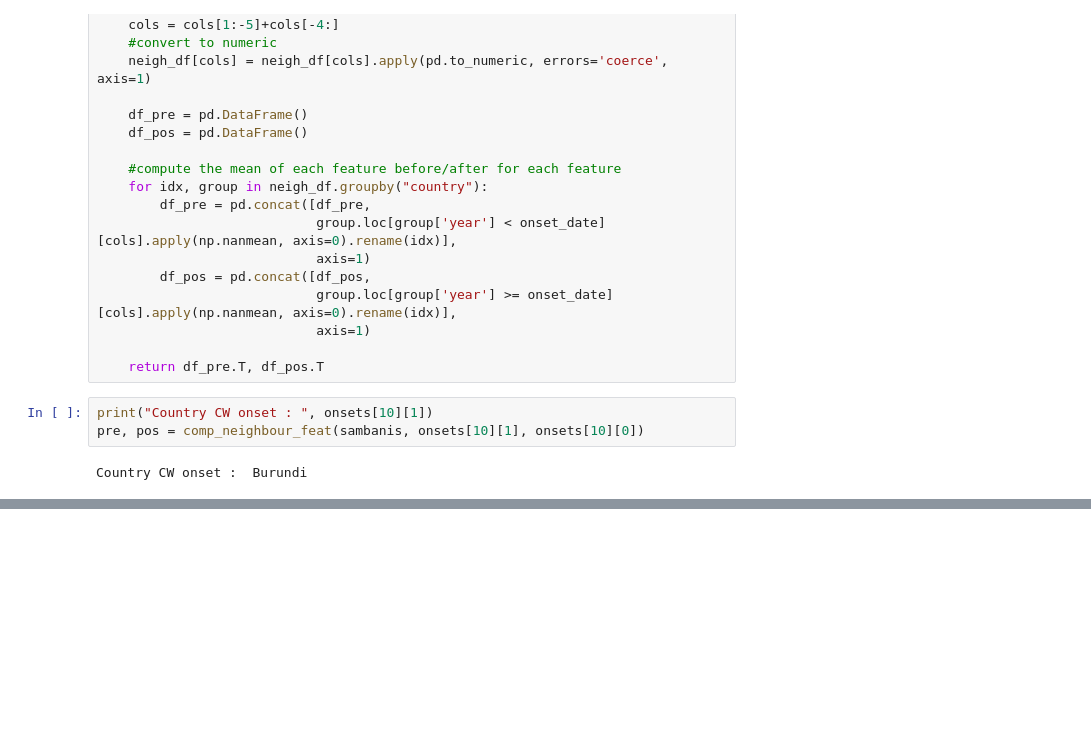
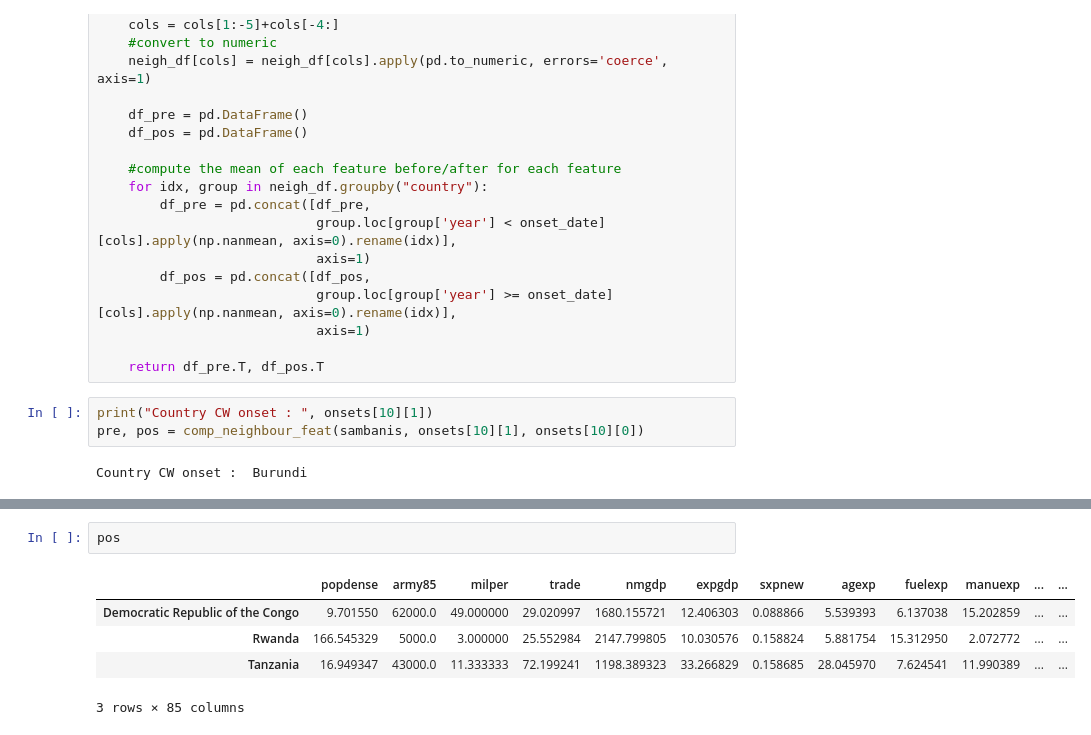
Before and after one commit to epfl-ada/ada-2020-project-milestone-p3-p3_cadastrophe, a Jupyter notebook: Data_Exploration.ipynb, the cells around one changed output, grey strips where cells are left out. Saved outputs shown, nothing was run; the diff lists cells and outputs as text; blank space fills up the shorter version.

```diff
--- a/Data_Exploration.ipynb
+++ b/Data_Exploration.ipynb
@@ -868,2 +878,10 @@ Country CW onset :  Burundi
+# %%
+pos
+# %% [output]
+|  | popdense | army85 | milper | trade | nmgdp | expgdp | sxpnew | agexp | fuelexp | manuexp | ... | ... |
+| Democratic Republic of the Congo | 9.701550 | 62000.0 | 49.000000 | 29.020997 | 1680.155721 | 12.406303 | 0.088866 | 5.539393 | 6.137038 | 15.202859 | ... | ... |
+| Rwanda | 166.545329 | 5000.0 | 3.000000 | 25.552984 | 2147.799805 | 10.030576 | 0.158824 | 5.881754 | 15.312950 | 2.072772 | ... | ... |
+| Tanzania | 16.949347 | 43000.0 | 11.333333 | 72.199241 | 1198.389323 | 33.266829 | 0.158685 | 28.045970 | 7.624541 | 11.990389 | ... | ... |
+3 rows × 85 columns
 # %%
 #compute the variation and transpose
```
Also changed, not shown: parts of 11 cells of this notebook.
